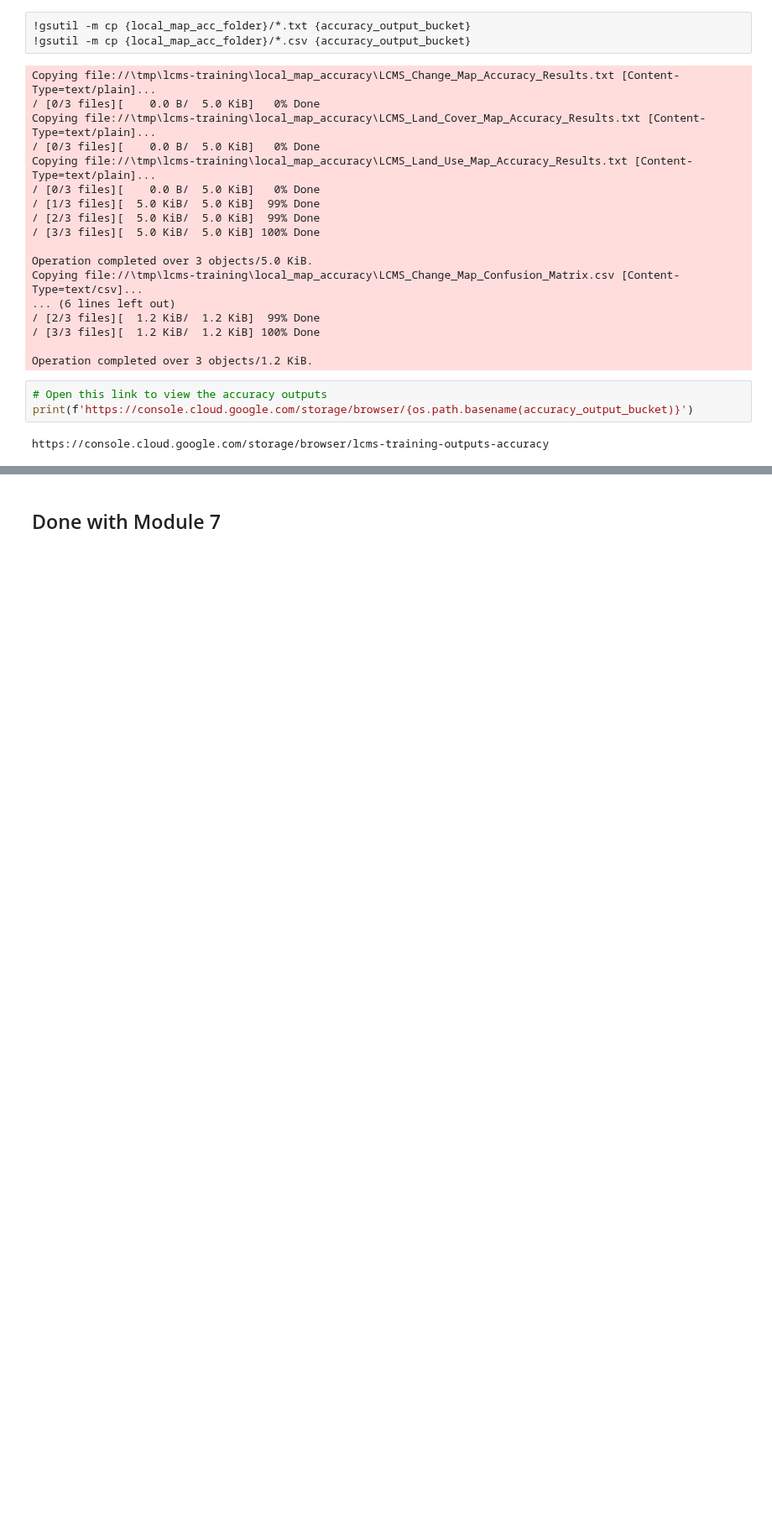
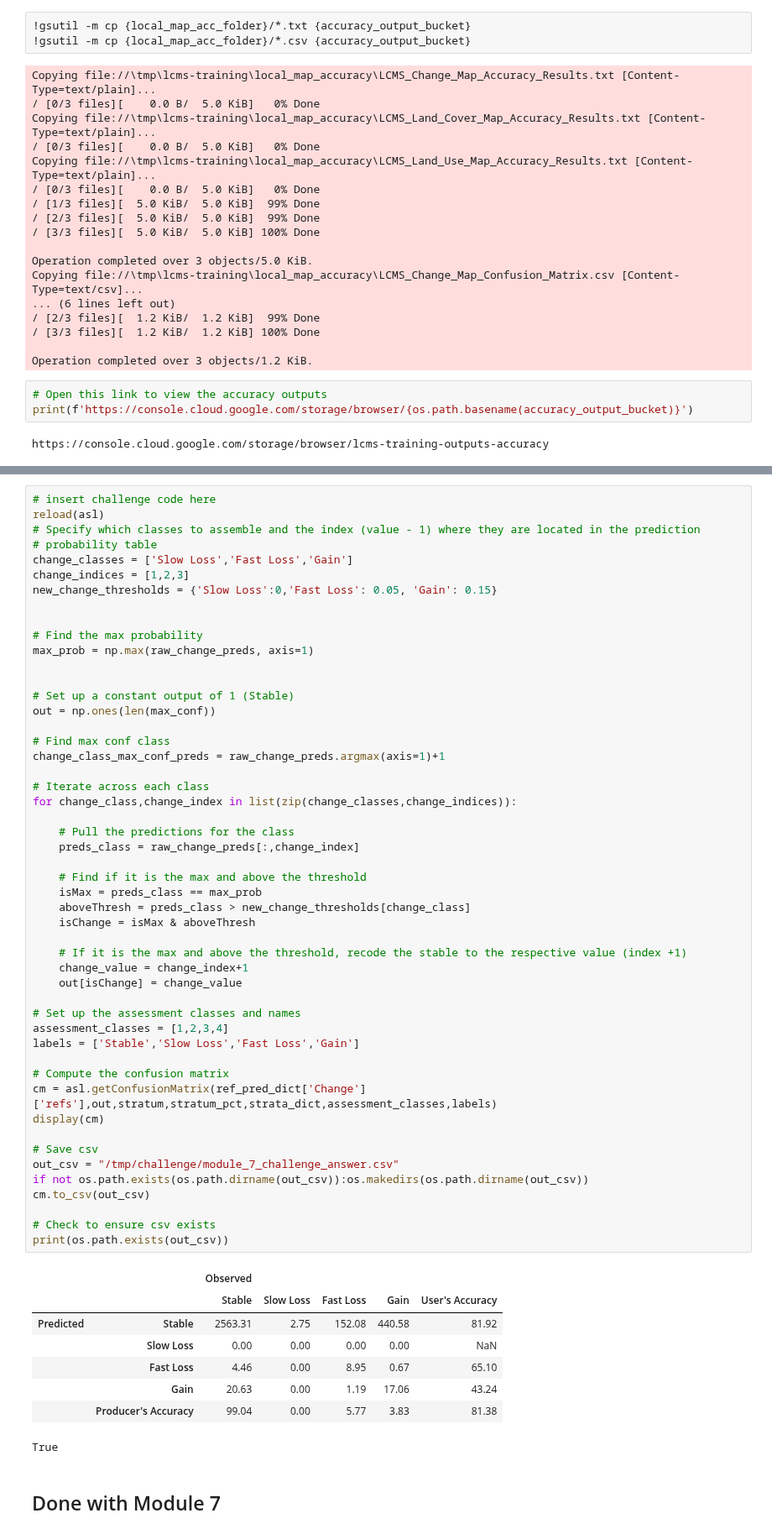
Before and after one commit to redcastle-resources/lcms-training, a Jupyter notebook: 7-Map_Validation.ipynb, the cells around one changed output, grey strips where cells are left out. Shown at 84% size. Drawn from its saved outputs; the diff is of its cells as text; blank space fills up the shorter version.

Commit message:
Module 7 challenge

```diff
--- a/7-Map_Validation.ipynb
+++ b/7-Map_Validation.ipynb
@@ -768,2 +815,61 @@ https://console.cloud.google.com/storage/browser/lcms-training-outputs-accuracy
+# %%
+# insert challenge code here
+reload(asl)
+# Specify which classes to assemble and the index (value - 1) where they are located in the prediction
+# probability table
+change_classes = ['Slow Loss','Fast Loss','Gain']
+change_indices = [1,2,3]
+new_change_thresholds = {'Slow Loss':0,'Fast Loss': 0.05, 'Gain': 0.15}
+
+
+# Find the max probability
+max_prob = np.max(raw_change_preds, axis=1)
+
+
+# Set up a constant output of 1 (Stable)
+out = np.ones(len(max_conf))
+
+# Find max conf class
+change_class_max_conf_preds = raw_change_preds.argmax(axis=1)+1
+
+# Iterate across each class
+for change_class,change_index in list(zip(change_classes,change_indices)):
+
+    # Pull the predictions for the class
+    preds_class = raw_change_preds[:,change_index]
+
+    # Find if it is the max and above the threshold
+    isMax = preds_class == max_prob
+    aboveThresh = preds_class > new_change_thresholds[change_class]
+    isChange = isMax & aboveThresh
+
+    # If it is the max and above the threshold, recode the stable to the respective value (index +1)
+    change_value = change_index+1
+    out[isChange] = change_value
+
+# Set up the assessment classes and names
+assessment_classes = [1,2,3,4]
+labels = ['Stable','Slow Loss','Fast Loss','Gain']
+
+# Compute the confusion matrix
+cm = asl.getConfusionMatrix(ref_pred_dict['Change']['refs'],out,stratum,stratum_pct,strata_dict,assessment_classes,labels)
+display(cm)
+
+# Save csv
+out_csv = "/tmp/challenge/module_7_challenge_answer.csv"
+if not os.path.exists(os.path.dirname(out_csv)):os.makedirs(os.path.dirname(out_csv))
+cm.to_csv(out_csv)
+
+# Check to ensure csv exists
+print(os.path.exists(out_csv))
+# %% [output]
+|  |  | Observed |  |  |  |  |
+|  |  | Stable | Slow Loss | Fast Loss | Gain | User's Accuracy |
+| Predicted | Stable | 2563.31 | 2.75 | 152.08 | 440.58 | 81.92 |
+|  | Slow Loss | 0.00 | 0.00 | 0.00 | 0.00 | NaN |
+|  | Fast Loss | 4.46 | 0.00 | 8.95 | 0.67 | 65.10 |
+|  | Gain | 20.63 | 0.00 | 1.19 | 17.06 | 43.24 |
+|  | Producer's Accuracy | 99.04 | 0.00 | 5.77 | 3.83 | 81.38 |
+True
 # %% [markdown]
 ## Done with Module 7
```
Also changed, not shown: parts of 4 cells of this notebook, 5 other files.
